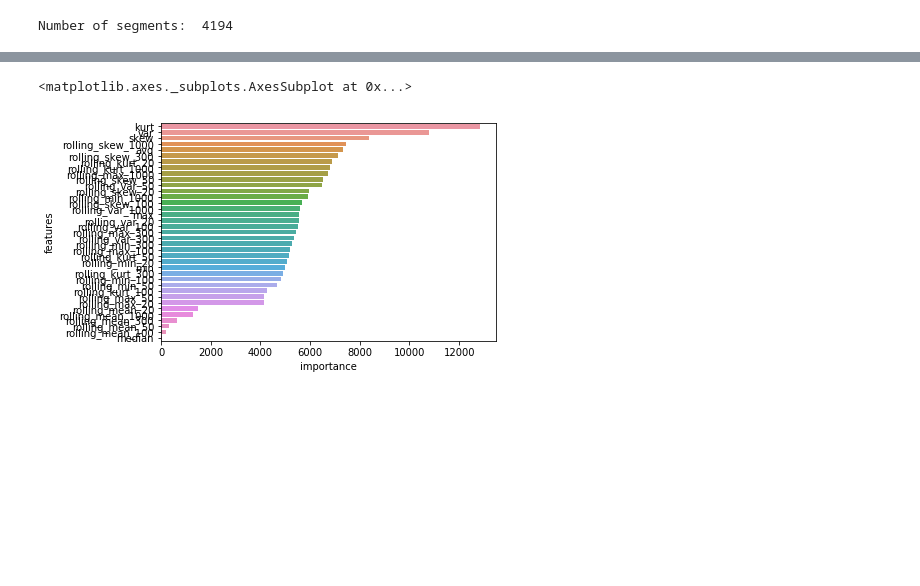
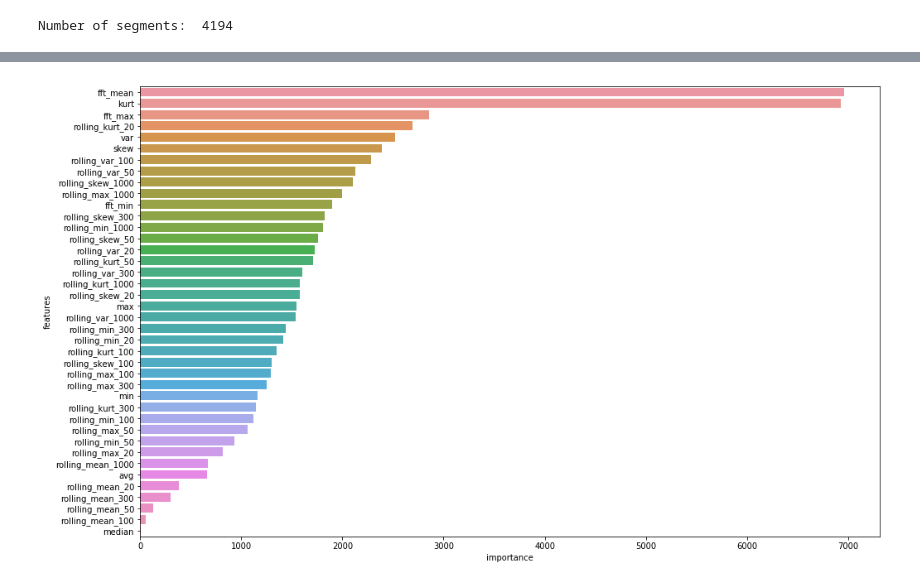
Before and after one commit to rszymani/kaggle-LANL-Earthquake-Prediction, a Jupyter notebook: StarterCodeTree.ipynb, the cells around one changed output, grey strips where cells are left out. Saved outputs shown, nothing was run; the diff lists cells and outputs as text; code cells hidden in the pictures; blank space fills up the shorter version.

```diff
--- a/StarterCodeTree.ipynb
+++ b/StarterCodeTree.ipynb
@@ -32,6 +39,12 @@ train_y = pd.DataFrame(index=range(segments), dtype=np.float64, columns=['time_t
 # %%
 def create_features(seg_id,seg, X):
     xc = seg["acoustic_data"]
+
+    fftxc = fft(xc)
+    X.loc[seg_id,"fft_mean"] = np.abs(fftxc).mean()
+    X.loc[seg_id,"fft_max"] = np.abs(fftxc).max()
+    X.loc[seg_id,"fft_min"] = np.abs(fftxc).min()
+
 
     X.loc[seg_id,"avg"] = xc.mean()
     X.loc[seg_id,"max"] = xc.max()
@@ -59,12 +72,12 @@ for seg_id in tqdm_notebook(range(segments)):
 # %%
 def load_test():
     signals = []
-    segment_names = [file for file in os.listdir("./input") if file.startswith("seg")]
+    segment_names = [file for file in os.listdir("../input") if file.startswith("seg")]
     test_df = pd.DataFrame(index=segment_names, dtype=np.float64)
     test_df.index = test_df.index.str[:-4]
     for file in tqdm_notebook(segment_names):
         seg_id = file[:-4]
-        segment = pd.read_csv(os.path.join("input",file),dtype={'acoustic_data': np.int16})
+        segment = pd.read_csv(os.path.join("../input",file),dtype={'acoustic_data': np.int16})
         create_features(seg_id,segment,test_df)
     return test_df
 test_df = load_test()
@@ -96,10 +109,11 @@ params = {
     'boosting_type': 'gbdt',
     'objective': 'regression',
     'metric': {'l2', 'l1'},
-    'num_leaves': 50,
+    'num_leaves': 45,
+    'max_depth':4,
     'learning_rate': 0.001,
     'feature_fraction': 0.9,
-    'bagging_fraction': 0.85,
+    'bagging_fraction': 0.8,
     'bagging_freq': 5,
     'verbose': 1,
     'metric':'mae'
@@ -108,25 +122,23 @@ params = {
 features_importance = pd.DataFrame({"features":train_X.columns,
                                     "importance":np.zeros(train_X.columns.shape[0])})
 predictions = pd.DataFrame({"seg_id":test_df.index,"time_to_failure":np.zeros(test_df.shape[0])})
-oof = np.zeros(segments)
+oof = np.zeros(train_X.shape[0])
+
 for train_idx,val_idx in folds.split(train_X,train_y):
     X_train,y_train = train_X.iloc[train_idx],train_y.iloc[train_idx]
     X_val,y_val = train_X.iloc[val_idx],train_y.iloc[val_idx]
 
     lgb_train = lgb.Dataset(X_train, y_train)
     lgb_eval = lgb.Dataset(X_val,y_val, reference=lgb_train)
-#     model = lgb.LGBMRegressor(**params, n_estimators = 20000, n_jobs = -1)
     model = lgb.LGBMRegressor(**params, n_estimators = 20000, n_jobs = -1)
     model.fit(X_train,y_train,
               eval_set=[(X_train,y_train),(X_val,y_val)],
               verbose=1000,
               early_stopping_rounds=1000)
 
-    oof[val_idx] = model.predict(X_val)
+    oof[val_idx] = model.predict(X_val, num_iteration=model.best_iteration_)
 
     features_importance["importance"] += model.feature_importances_
     predictions["time_to_failure"] += model.predict(test_df, num_iteration=model.best_iteration_)
-
-#     print("MAE_val = {}".format(mean_absolute_error(y_val,oof[val_idx])))
 # %% [output]
 Training until validation scores don't improve for 1000 rounds.
@@ -153,8 +165,9 @@ mean_absolute_error(train_y,oof)
 # %%
 features_importance["importance"] = features_importance["importance"]/5
 predictions["time_to_failure"] = predictions["time_to_failure"]/5
-sns.barplot(x="importance", y="features", data=features_importance.sort_values(by="importance",ascending=False))
+
+plt.figure(figsize=(16,10))
+ax = sns.barplot(x="importance", y="features", data=features_importance.sort_values(by="importance",ascending=False))
 # %% [output]
-<matplotlib.axes._subplots.AxesSubplot at 0x...>
-[figure, old version]
+[figure, new version]
 # %%
```
Also changed, not shown: parts of 7 cells of this notebook.
